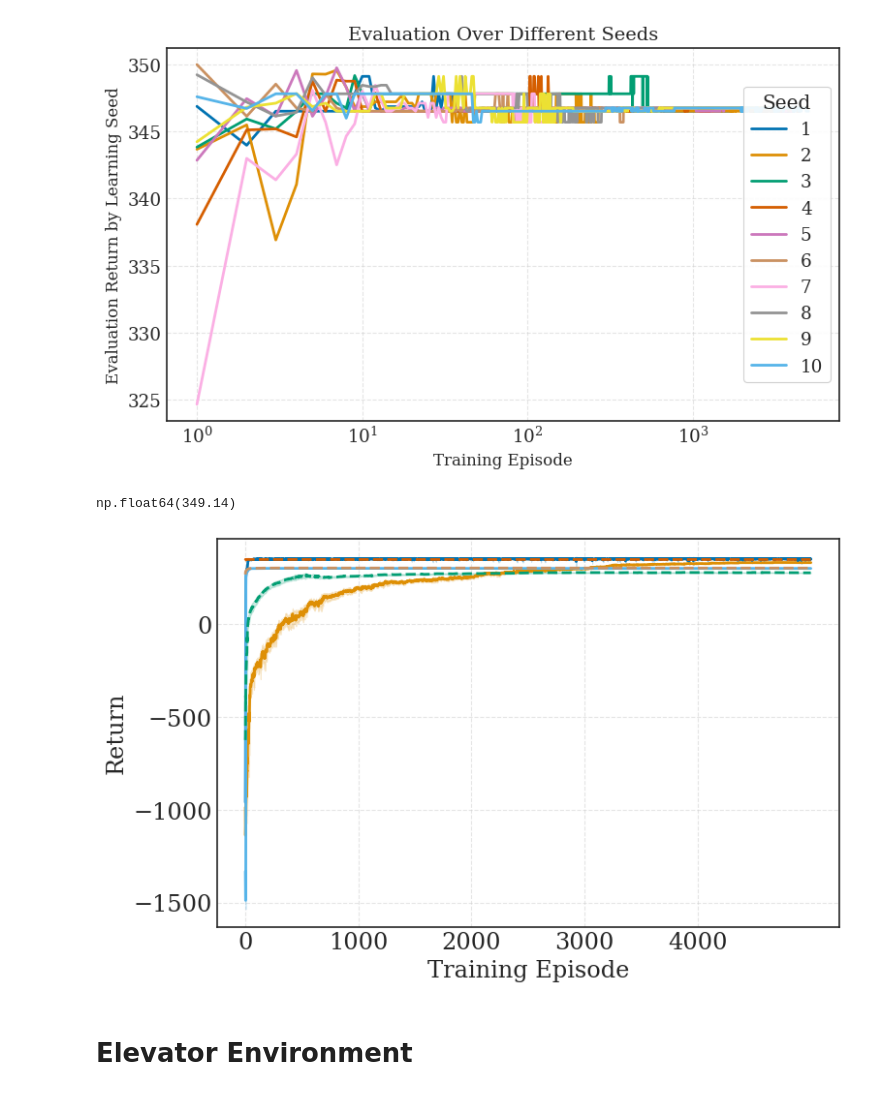
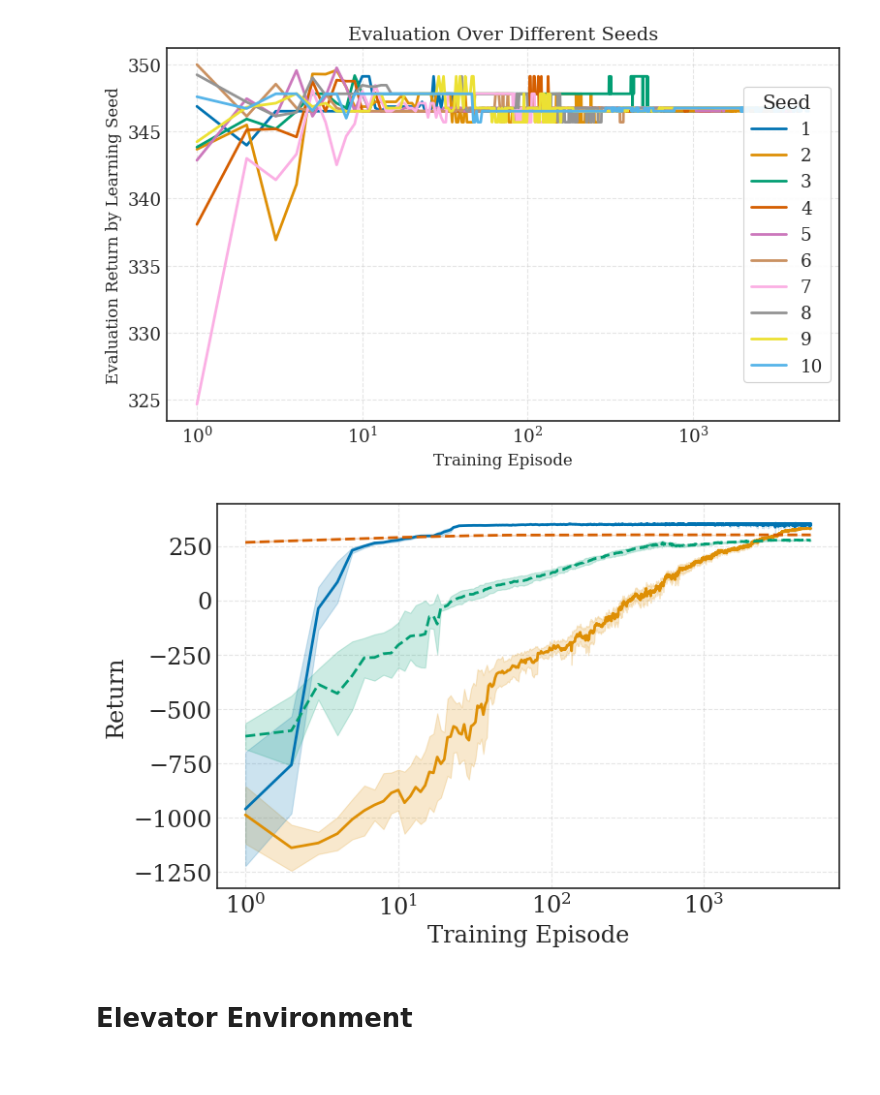
Before and after one commit to Daveonwave/Exo-MDP, a Jupyter notebook: notebooks/learning_curves.ipynb, the cells around one changed output. Drawn from its saved outputs; the diff is of its cells as text; code cells hidden in the pictures.

Commit message:
learning curves update

```diff
--- a/notebooks/learning_curves.ipynb
+++ b/notebooks/learning_curves.ipynb
@@ -221,7 +221,10 @@ def plot_learning_curves(results_dict,
             plt.plot([ep for ep in episodes], mean_curve, label=alg_labels[algo], color=alg_color[algo], linestyle=alg_ls[algo], linewidth=2)
             plt.fill_between([ep for ep in episodes], mean_curve - ci95, mean_curve + ci95, color=alg_color[algo], alpha=0.2)
         else:
-            plt.plot(episodes, mean_curve, label=alg_labels[algo], color=alg_color[algo], linestyle=alg_ls[algo], linewidth=2)
+            if algo == 'exavi' or algo == 'pto':
+                plt.plot(episodes[::10], mean_curve[::10], label=alg_labels[algo], color=alg_color[algo], linestyle=alg_ls[algo], linewidth=2)
+            else:
+                plt.plot(episodes, mean_curve, label=alg_labels[algo], color=alg_color[algo], linestyle=alg_ls[algo], linewidth=2)
             plt.fill_between(episodes, mean_curve - ci95, mean_curve + ci95, color=alg_color[algo], alpha=0.2)
 
     plt.xlabel("Training Episode")
@@ -489,7 +492,7 @@ for i in range(1, 11):
     #with open(f'logs/results/{env}/{exp_name}/exavi/2025-12-14_12-44-15/{i}/learning_curve.json', 'rb') as f:
     #    res['exavi'][i] = json.load(f)
 
-    with open(f'logs/results/{env}/{exp_name}/ucbvi/2025-12-14_12-41-45/{i}/learning_curve.json', 'rb') as f:
+    with open(f'logs/results/{env}/{exp_name}/ucbvi/2026-05-05_11-11-12/{i}/learning_curve.json', 'rb') as f:
         res['ucbvi'][i] = json.load(f)
 
     with open(f'logs/results/{env}/{exp_name}/exaq/2025-12-14_12-41-27/{i}/learning_curve.json', 'rb') as f:
@@ -555,18 +558,18 @@ exp_name = 'seedFixedTinyElev'
 res = {}
 res['ql'] = {}
 res['exaq'] = {}
-res['exaq-new'] = {}
+#res['exaq-new'] = {}
 
 res['ucbvi'] = {}
-res['exavi'] = {}
+#res['exavi'] = {}
 res['pto'] = {}
 
 for i in trange(1, 11):
     with open(f'logs/results/{env}/{exp_name}/ucbvi/2025-11-20_14-24-14/{i}/learning_curve.json', 'rb') as f:
         res['ucbvi'][i] = json.load(f)
 
-    with open(f'logs/results/{env}/{exp_name}/exavi/2025-11-20_14-41-27/{i}/learning_curve.json', 'rb') as f:
-        res['exavi'][i] = json.load(f)
+    #with open(f'logs/results/{env}/{exp_name}/exavi/2025-11-20_14-41-27/{i}/learning_curve.json', 'rb') as f:
+    #    res['pto'][i] = json.load(f)
 
     with open(f'logs/results/{env}/{exp_name}/pto/2026-05-04_16-09-21/{i}/learning_curve.json', 'rb') as f:
         res['pto'][i] = json.load(f)
@@ -574,26 +577,22 @@ for i in trange(1, 11):
     with open(f'logs/results/{env}/{exp_name}/exaq/2025-11-21_11-52-53/{i}/learning_curve.json', 'rb') as f:
         res['exaq'][i] = json.load(f)
 
-    with open(f'logs/results/{env}/{exp_name}/exaq/2026-04-28_19-24-47/{i}/learning_curve.json', 'rb') as f:
-        res['exaq-new'][i] = json.load(f)
+    #with open(f'logs/results/{env}/{exp_name}/exaq/2026-04-28_19-24-47/{i}/learning_curve.json', 'rb') as f:
+    #    res['exaq-new'][i] = json.load(f)
 
     with open(f'logs/results/{env}/{exp_name}/ql/2025-11-20_12-46-20/{i}/learning_curve.json', 'rb') as f:
         res['ql'][i] = json.load(f)
-# %%
-np.mean(res['exaq'][1]['10000'])
-# %% [output]
-np.float64(349.14)
 # %%
 plot_learning_curves(res,
                      tick_step=1000,
                      max_idx=5000,
-                     logscale=False,
+                     logscale=True,
                      filename=f'{exp_name}-learningCurves',
-                     save_figure=False,
-#                     legend=True
+                     save_figure=True,
+                     legend=False
                     )
 # %% [output]
-[figure, old version]
+[figure, new version]
 # %% [markdown]
 # Elevator Environment
 # %%
```
Also changed, not shown: parts of 1 cell of this notebook, 2 other files.
